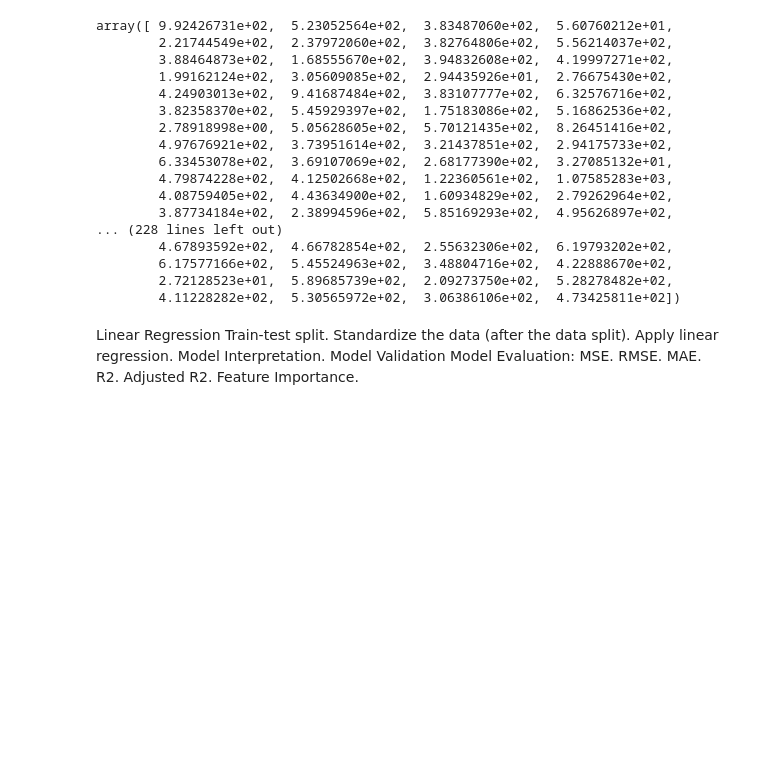
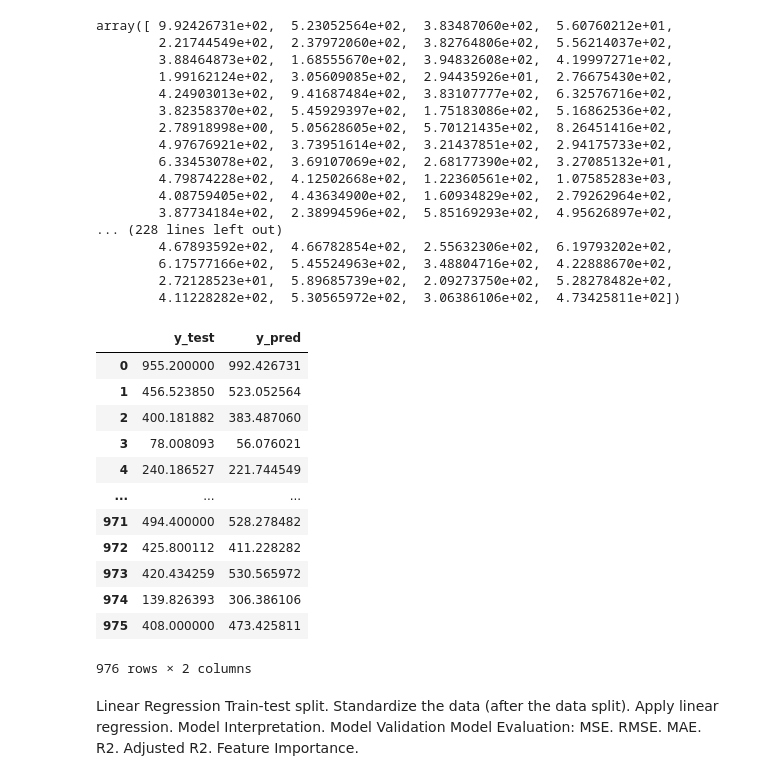
Before and after one commit to Louisa-Rudow/Case_Studies_Louisa, a Jupyter notebook: Customer_Analysis_Case_Study/Lap EDA_Round Modelling-2.ipynb, the cells around one changed output. Drawn from its saved outputs; the diff is of its cells as text; code cells hidden in the pictures; blank space fills up the shorter version.

```diff
--- a/Customer_Analysis_Case_Study/Lap EDA_Round Modelling-2.ipynb
+++ b/Customer_Analysis_Case_Study/Lap EDA_Round Modelling-2.ipynb
@@ -358,6 +374,21 @@ array([ 9.92426731e+02,  5.23052564e+02,  3.83487060e+02,  5.60760212e+01,
         4.11228282e+02,  5.30565972e+02,  3.06386106e+02,  4.73425811e+02])
 # %%
 result=pd.DataFrame({"y_test":y_test,"y_pred":y_pred})
+result
+# %% [output]
+|  | y_test | y_pred |
+| 0 | 955.200000 | 992.426731 |
+| 1 | 456.523850 | 523.052564 |
+| 2 | 400.181882 | 383.487060 |
+| 3 | 78.008093 | 56.076021 |
+| 4 | 240.186527 | 221.744549 |
+| ... | ... | ... |
+| 971 | 494.400000 | 528.278482 |
+| 972 | 425.800112 | 411.228282 |
+| 973 | 420.434259 | 530.565972 |
+| 974 | 139.826393 | 306.386106 |
+| 975 | 408.000000 | 473.425811 |
+976 rows × 2 columns
 # %% [markdown]
 Linear Regression
 Train-test split.
```
Also changed, not shown: parts of 4 cells of this notebook.
